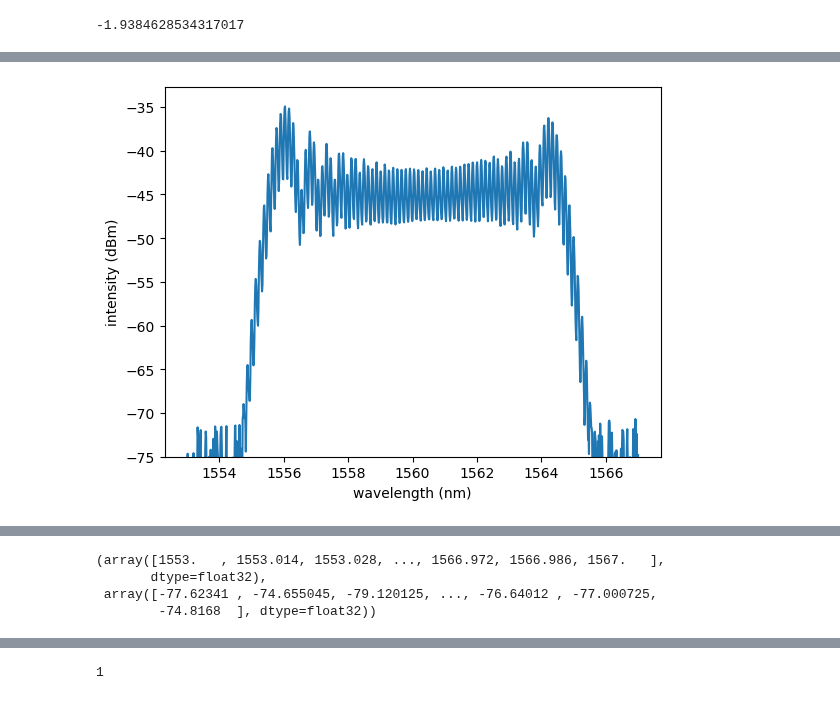
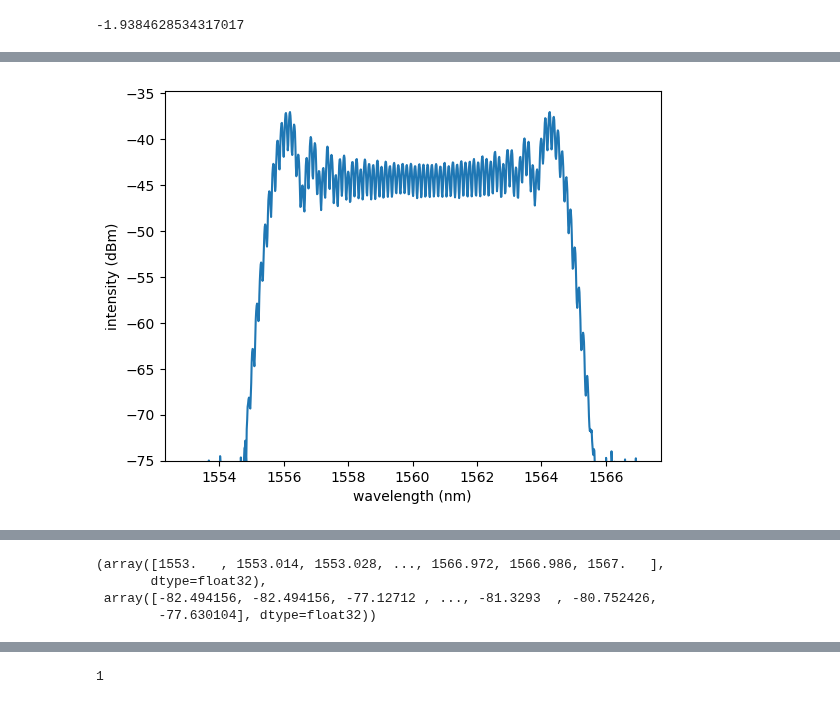
Before and after one commit to kester2015/KeckLFC-deploy, a Jupyter notebook: Notebooks/Minicomb_test_Feb.ipynb, the cells around one changed output, grey strips where cells are left out. Saved outputs shown, nothing was run; the diff lists cells and outputs as text; code cells hidden in the pictures.

```diff
--- a/Notebooks/Minicomb_test_Feb.ipynb
+++ b/Notebooks/Minicomb_test_Feb.ipynb
@@ -419,8 +874,8 @@ Agilent 86142B: Trace A data is collected and is shown in the plot.
 -1.9384628534317017
 # %%
 import time
-servo_IM.manual_output = -0.28
-rfoscPS.Vset3=0.64
+servo_IM.manual_output = -0.6
+rfoscPS.Vset3=0.8
 time.sleep(1)
 osa.Run()
 osa.get_trace('a')
@@ -436,2 +897,2 @@ Instek GPD-4303S DCSupply: VSET channel 3 set to 0.640V
 Agilent 86142B: Spectrum collection RUN (repeat) start.
-[figure, old version]
+[figure, new version]
@@ -439,8 +900,8 @@ Agilent 86142B: Spectrum collection RUN (repeat) start.
 Agilent 86142B: Trace A data is collected and is shown in the plot.
 (array([1553.   , 1553.014, 1553.028, ..., 1566.972, 1566.986, 1567.   ],
        dtype=float32),
- array([-77.62341 , -74.655045, -79.120125, ..., -76.64012 , -77.000725,
-        -74.8168  ], dtype=float32))
+ array([-82.494156, -82.494156, -77.12712 , ..., -81.3293  , -80.752426,
+        -77.630104], dtype=float32))
 # %%
 from KeckLFC.Hardware.AmonicsEDFA import AmonicsEDFA
 amonic23 = AmonicsEDFA(addr=f'ASRL{12}::INSTR', name='Amonics EDFA 23 dBm')
```
Also changed, not shown: parts of 96 cells of this notebook, 2 other files.
